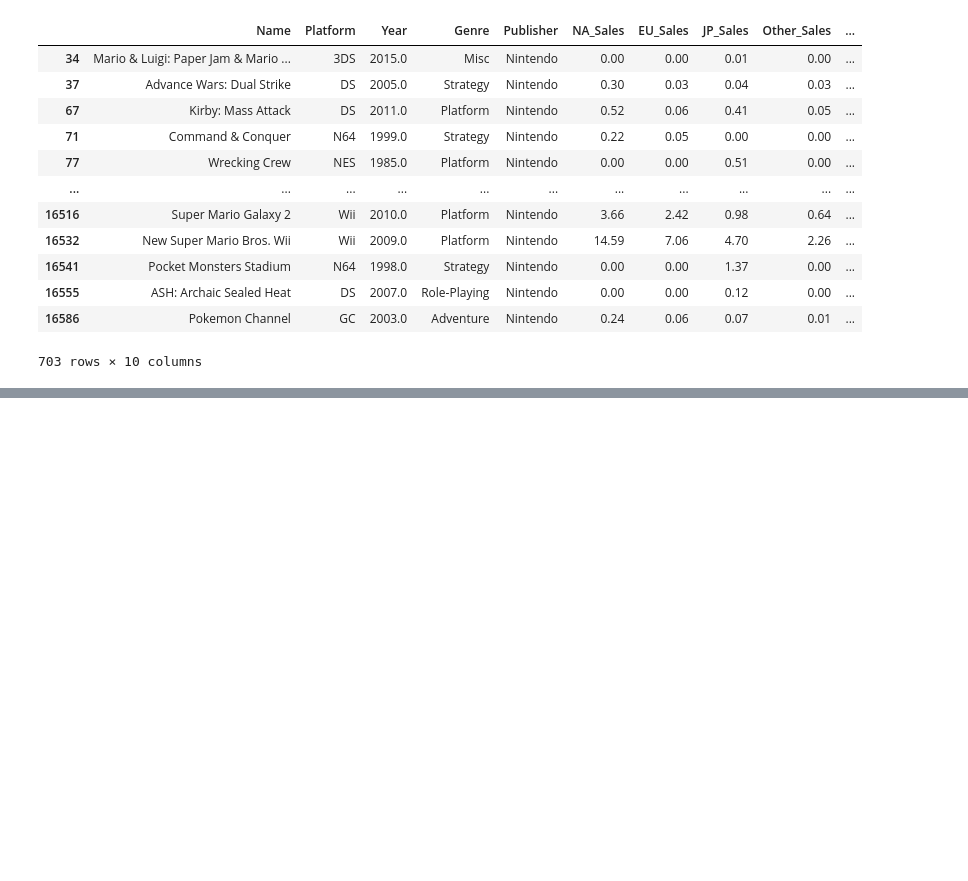
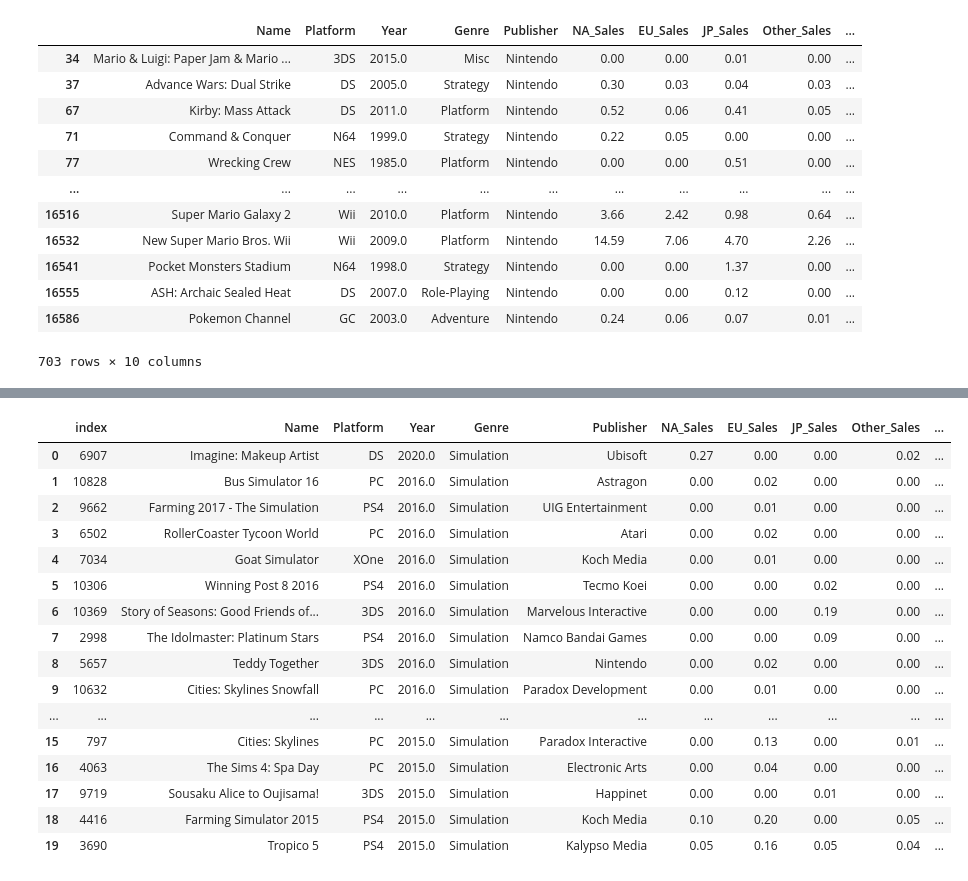
Before and after one commit to KyungRyeolBaek/study, a Jupyter notebook: ai03_백경렬_Section1_Project.ipynb, the cells around one changed output, grey strips where cells are left out. Drawn from its saved outputs; the diff is of its cells as text; code cells hidden in the pictures; blank space fills up the shorter version.

```diff
--- a/ai03_백경렬_Section1_Project.ipynb
+++ b/ai03_백경렬_Section1_Project.ipynb
@@ -450,0 +647,20 @@ TypeError: ignored
+# %%
+df.groupby('Genre').get_group('Simulation').sort_values(by = 'Year', ascending = False).reset_index().head(20)
+# %% [output]
+|  | index | Name | Platform | Year | Genre | Publisher | NA_Sales | EU_Sales | JP_Sales | Other_Sales | ... |
+| 0 | 6907 | Imagine: Makeup Artist | DS | 2020.0 | Simulation | Ubisoft | 0.27 | 0.00 | 0.00 | 0.02 | ... |
+| 1 | 10828 | Bus Simulator 16 | PC | 2016.0 | Simulation | Astragon | 0.00 | 0.02 | 0.00 | 0.00 | ... |
+| 2 | 9662 | Farming 2017 - The Simulation | PS4 | 2016.0 | Simulation | UIG Entertainment | 0.00 | 0.01 | 0.00 | 0.00 | ... |
+| 3 | 6502 | RollerCoaster Tycoon World | PC | 2016.0 | Simulation | Atari | 0.00 | 0.02 | 0.00 | 0.00 | ... |
+| 4 | 7034 | Goat Simulator | XOne | 2016.0 | Simulation | Koch Media | 0.00 | 0.01 | 0.00 | 0.00 | ... |
+| 5 | 10306 | Winning Post 8 2016 | PS4 | 2016.0 | Simulation | Tecmo Koei | 0.00 | 0.00 | 0.02 | 0.00 | ... |
+| 6 | 10369 | Story of Seasons: Good Friends of... | 3DS | 2016.0 | Simulation | Marvelous Interactive | 0.00 | 0.00 | 0.19 | 0.00 | ... |
+| 7 | 2998 | The Idolmaster: Platinum Stars | PS4 | 2016.0 | Simulation | Namco Bandai Games | 0.00 | 0.00 | 0.09 | 0.00 | ... |
+| 8 | 5657 | Teddy Together | 3DS | 2016.0 | Simulation | Nintendo | 0.00 | 0.02 | 0.00 | 0.00 | ... |
+| 9 | 10632 | Cities: Skylines Snowfall | PC | 2016.0 | Simulation | Paradox Development | 0.00 | 0.01 | 0.00 | 0.00 | ... |
+| ... | ... | ... | ... | ... | ... | ... | ... | ... | ... | ... | ... |
+| 15 | 797 | Cities: Skylines | PC | 2015.0 | Simulation | Paradox Interactive | 0.00 | 0.13 | 0.00 | 0.01 | ... |
+| 16 | 4063 | The Sims 4: Spa Day | PC | 2015.0 | Simulation | Electronic Arts | 0.00 | 0.04 | 0.00 | 0.00 | ... |
+| 17 | 9719 | Sousaku Alice to Oujisama! | 3DS | 2015.0 | Simulation | Happinet | 0.00 | 0.00 | 0.01 | 0.00 | ... |
+| 18 | 4416 | Farming Simulator 2015 | PS4 | 2015.0 | Simulation | Koch Media | 0.10 | 0.20 | 0.00 | 0.05 | ... |
+| 19 | 3690 | Tropico 5 | PS4 | 2015.0 | Simulation | Kalypso Media | 0.05 | 0.16 | 0.05 | 0.04 | ... |
```
Also changed, not shown: parts of 19 cells of this notebook.
